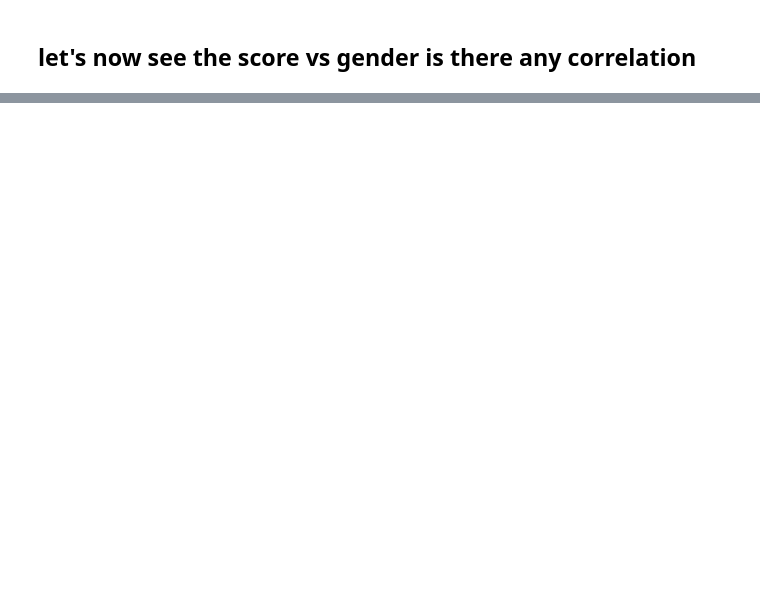
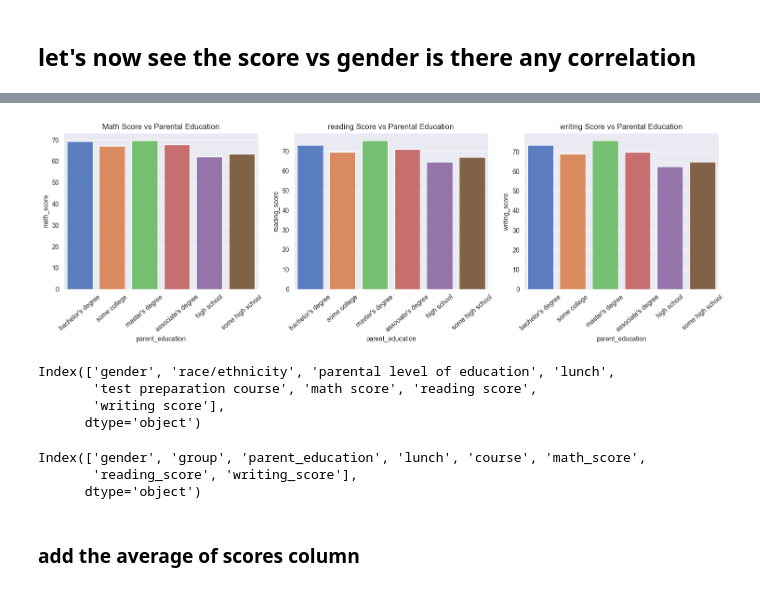
Before and after one commit to rami-othman/Students-Performance-Analysis, a Jupyter notebook: Students Performance Analysis.ipynb, the cells around one changed output, grey strips where cells are left out. Drawn from its saved outputs; the diff is of its cells as text; code cells hidden in the pictures; blank space fills up the shorter version.

```diff
--- a/Students Performance Analysis.ipynb
+++ b/Students Performance Analysis.ipynb
@@ -338,0 +373,58 @@ plt.show()
+# %%
+plt.figure(figsize=(15, 5))   # one large canvas (width=15, height=5)
+
+# 1st plot (row 1, column 3, plot 1)
+plt.subplot(1, 3, 1)
+sns.barplot(
+    x='parent_education',
+    y='math_score',
+    data=clean_df,
+    errorbar=None,
+    palette='muted'
+)
+plt.title('Math Score vs Parental Education')
+plt.xticks(rotation=40)
+
+# 2nd plot (row 1, column 3, plot 2)
+plt.subplot(1, 3, 2)
+sns.barplot(
+    x='parent_education',
+    y='reading_score',
+    data=clean_df,
+    errorbar=None,
+    palette='muted'
+)
+plt.title('reading Score vs Parental Education')
+plt.xticks(rotation=40)
+
+# 3rd plot (row 1, column 3, plot 3)
+plt.subplot(1, 3, 3)
+sns.barplot(
+    x='parent_education',
+    y='writing_score',
+    data=clean_df,
+    errorbar=None,
+    palette='muted'
+)
+plt.title('writing Score vs Parental Education')
+plt.xticks(rotation=40)
+
+plt.tight_layout()   # avoids overlapping titles
+plt.show()
+# %% [output]
+[figure, added]
+# %%
+df.columns
+# %% [output]
+Index(['gender', 'race/ethnicity', 'parental level of education', 'lunch',
+       'test preparation course', 'math score', 'reading score',
+       'writing score'],
+      dtype='object')
+# %%
+clean_df.columns
+# %% [output]
+Index(['gender', 'group', 'parent_education', 'lunch', 'course', 'math_score',
+       'reading_score', 'writing_score'],
+      dtype='object')
+# %% [markdown]
+### add the average of scores column
```
Also changed, not shown: parts of 22 cells of this notebook.
